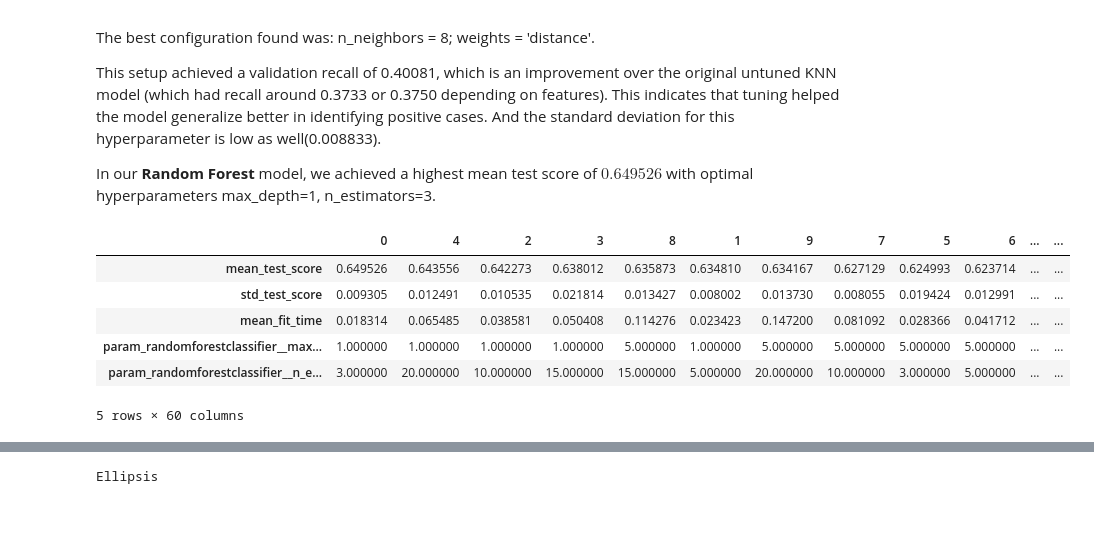
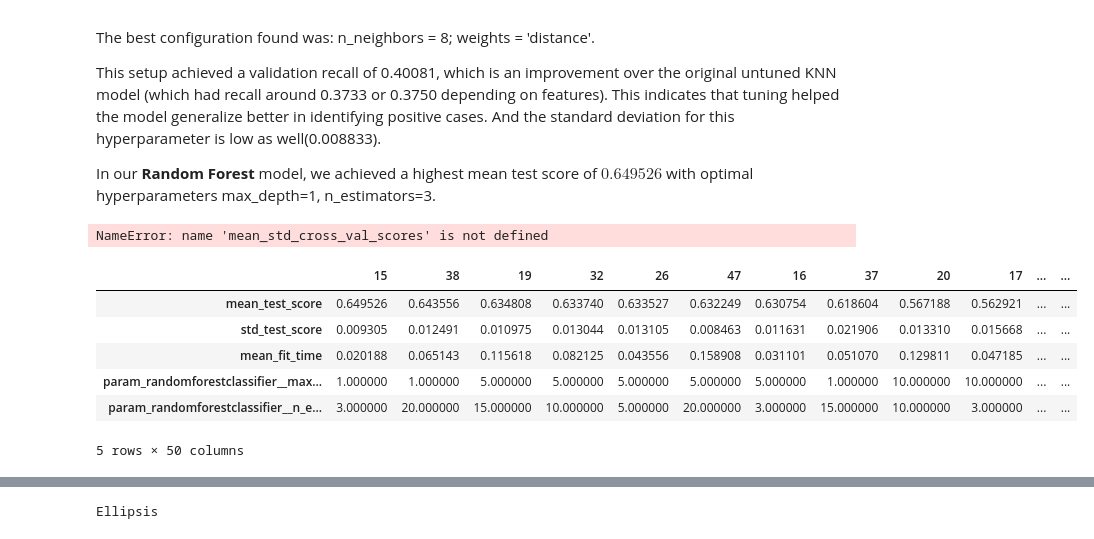
Before and after one commit to hhdning21/credit_card_default_classification, a Jupyter notebook: hw5.ipynb, the cells around one changed output, grey strips where cells are left out. Drawn from its saved outputs; the diff is of its cells as text; code cells hidden in the pictures.

Commit message:
revised diff models

```diff
--- a/hw5.ipynb
+++ b/hw5.ipynb
@@ -532,0 +514,14 @@ Ellipsis
+# %%
+dummy_clf = DummyClassifier(strategy="most_frequent")
+dummy_clf.fit(X_train, y_train)
+
+cv_results = cross_validate(dummy_clf, X_train, y_train, scoring = "recall", return_train_score=True)
+
+y_pred = dummy_clf.predict(X_test)
+accuracy = accuracy_score(y_test, y_pred)
+recall = recall_score(y_test, y_pred, average='binary', zero_division=1)
+
+print("Cross-validation recall:", cv_results['test_score'].mean())
+
+results = pd.DataFrame(cv_results).mean()
+results
@@ -558,17 +580,17 @@ _Points:_ 10
 # %% [markdown]
 _Summary is below_
 # %%
-pipeline_log = make_pipeline(ct,LogisticRegression())
+pipeline_log = make_pipeline(ct, LogisticRegression())
 
 param_grid_log = {
-    "logisticregression__C": [0.001, 0.01, 0.1, 1, 10, 100, 1000],
+    "logisticregression__C": np.logspace(-4,3,20),
     "logisticregression__class_weight": [None,'balanced']}
 
 from sklearn.metrics import make_scorer, recall_score
 recall_scorer = make_scorer(recall_score)
 random_search_log = RandomizedSearchCV(pipeline_log,
                                    param_distributions = param_grid_log,
-                                   n_iter=1000,
+                                   n_iter=15,
                                    scoring=recall_scorer,
                                    refit='recall',
                                    n_jobs=-1, return_train_score=True,
@@ -701,19 +671,0 @@ classifiers = {
-# %%
-results = {}
-for (name, model) in classifiers.items():
-    results[name] = cross_validate(
-        model, X_train, y_train, return_train_score=True, scoring = recall_scorer
-    )
-
-formatted_results = {}
-for name, result in results.items():
-    formatted_results[name] = {
-        "Train Time (s)": f"{np.mean(result['score_time']):.4f} ± {np.std(result['score_time']):.4f}",
-        "Test Time (s)": f"{np.mean(result['fit_time']):.4f} ± {np.std(result['fit_time']):.4f}",
-        "Train Recall": f"{np.mean(result['train_score']):.4f} ± {np.std(result['train_score']):.4f}",
-        "Validation Recall": f"{np.mean(result['test_score']):.4f} ± {np.std(result['test_score']):.4f}",
-    }
-
-
-formatted_results_df = pd.DataFrame(formatted_results).T
-formatted_results_df
@@ -807,10 +922,10 @@ numeric_feat = [
     "LIMIT_BAL",
     "TOTAL_BILL_AMT", "TOTAL_PAY_AMT", "PAYMENT_RATIO",  # engineered
     "MAX_PAY_DELAY", "AVG_PAY_DELAY", "NUM_MISSED_PAYMENTS",  # engineered
-    "AGE_CREDIT_RATIO"
+    "AGE_CREDIT_RATIO",
+    "PAY_0","PAY_2","PAY_3","PAY_4","PAY_5","PAY_6"
 ]
 categorical_feat = ["EDUCATION"]
-ordinal_feat = ["PAY_0","PAY_2","PAY_3","PAY_4","PAY_5","PAY_6"]
 drop_feat = ["ID","AGE","SEX","MARRIAGE","BILL_AMT1","BILL_AMT2","BILL_AMT3","BILL_AMT4","BILL_AMT5","BILL_AMT6","PAY_AMT1","PAY_AMT2","PAY_AMT3", "PAY_AMT4", "PAY_AMT5", "PAY_AMT6"]
 # %%
 ct_modified = make_column_transformer(
@@ -893,41 +1008,49 @@ The best configuration found was: n_neighbors = 8; weights = 'distance'.
 This setup achieved a validation recall of 0.40081, which is an improvement over the original untuned KNN model (which had recall around 0.3733 or 0.3750 depending on features). This indicates that tuning helped the model generalize better in identifying positive cases. And the standard deviation for this hyperparameter is low as well(0.008833).
 
 In our **Random Forest** model, we achieved a highest mean test score of $0.649526$ with optimal hyperparameters max_depth=1, n_estimators=3.
+# %%
+pipe_dt = make_pipeline(ct, DecisionTreeClassifier(random_state=123))
+results["Decision tree"] = mean_std_cross_val_scores(
+    pipe_dt, X_train, y_train_num, return_train_score=True, scoring=scoring_metric
+)
+pd.DataFrame(results).T
+# %% [output]
+NameError: name 'mean_std_cross_val_scores' is not defined
 # %%
 param_grid_rf = {
     "randomforestclassifier__max_depth": [1, 5, 10, 20, 30, 40, 50, 60, 70, 80, 90, 100],
     "randomforestclassifier__n_estimators":[3, 5, 10, 15, 20]}
 
 random_search_rfc = RandomizedSearchCV(pipeline_rf,
                   param_distributions = param_grid_rf,
-                  n_iter=100,
+                  n_iter=50,
                   scoring= recall_scorer,
                   refit='recall',
                   return_train_score=True,random_state=123)
 
 random_search_rfc.fit(X_train, y_train)
 rfc_df_sorted = pd.DataFrame(random_search_rfc.cv_results_)[
     [
         "mean_test_score",
         "std_test_score",
         "mean_fit_time",
         'param_randomforestclassifier__max_depth',
         'param_randomforestclassifier__n_estimators'
     ]
 ].sort_values(
     by=["mean_test_score"],
     ascending=False
 ).T
 
 rfc_df_sorted
 # %% [output]
-|  | 0 | 4 | 2 | 3 | 8 | 1 | 9 | 7 | 5 | 6 | ... | ... |
-| mean_test_score | 0.649526 | 0.643556 | 0.642273 | 0.638012 | 0.635873 | 0.634810 | 0.634167 | 0.627129 | 0.624993 | 0.623714 | ... | ... |
-| std_test_score | 0.009305 | 0.012491 | 0.010535 | 0.021814 | 0.013427 | 0.008002 | 0.013730 | 0.008055 | 0.019424 | 0.012991 | ... | ... |
-| mean_fit_time | 0.018314 | 0.065485 | 0.038581 | 0.050408 | 0.114276 | 0.023423 | 0.147200 | 0.081092 | 0.028366 | 0.041712 | ... | ... |
-| param_randomforestclassifier__max... | 1.000000 | 1.000000 | 1.000000 | 1.000000 | 5.000000 | 1.000000 | 5.000000 | 5.000000 | 5.000000 | 5.000000 | ... | ... |
-| param_randomforestclassifier__n_e... | 3.000000 | 20.000000 | 10.000000 | 15.000000 | 15.000000 | 5.000000 | 20.000000 | 10.000000 | 3.000000 | 5.000000 | ... | ... |
+|  | 15 | 38 | 19 | 32 | 26 | 47 | 16 | 37 | 20 | 17 | ... | ... |
+| mean_test_score | 0.649526 | 0.643556 | 0.634808 | 0.633740 | 0.633527 | 0.632249 | 0.630754 | 0.618604 | 0.567188 | 0.562921 | ... | ... |
+| std_test_score | 0.009305 | 0.012491 | 0.010975 | 0.013044 | 0.013105 | 0.008463 | 0.011631 | 0.021906 | 0.013310 | 0.015668 | ... | ... |
+| mean_fit_time | 0.020188 | 0.065143 | 0.115618 | 0.082125 | 0.043556 | 0.158908 | 0.031101 | 0.051070 | 0.129811 | 0.047185 | ... | ... |
+| param_randomforestclassifier__max... | 1.000000 | 1.000000 | 5.000000 | 5.000000 | 5.000000 | 5.000000 | 5.000000 | 1.000000 | 10.000000 | 10.000000 | ... | ... |
+| param_randomforestclassifier__n_e... | 3.000000 | 20.000000 | 15.000000 | 10.000000 | 5.000000 | 20.000000 | 3.000000 | 15.000000 | 10.000000 | 3.000000 | ... | ... |
-5 rows × 60 columns
+5 rows × 50 columns
 # %%
 param_grid_knn = {
     "kneighborsclassifier__n_neighbors": [1,2,3,4, 5, 10, 25, 50, 100, 200],
```
Also changed, not shown: parts of 46 cells of this notebook.
